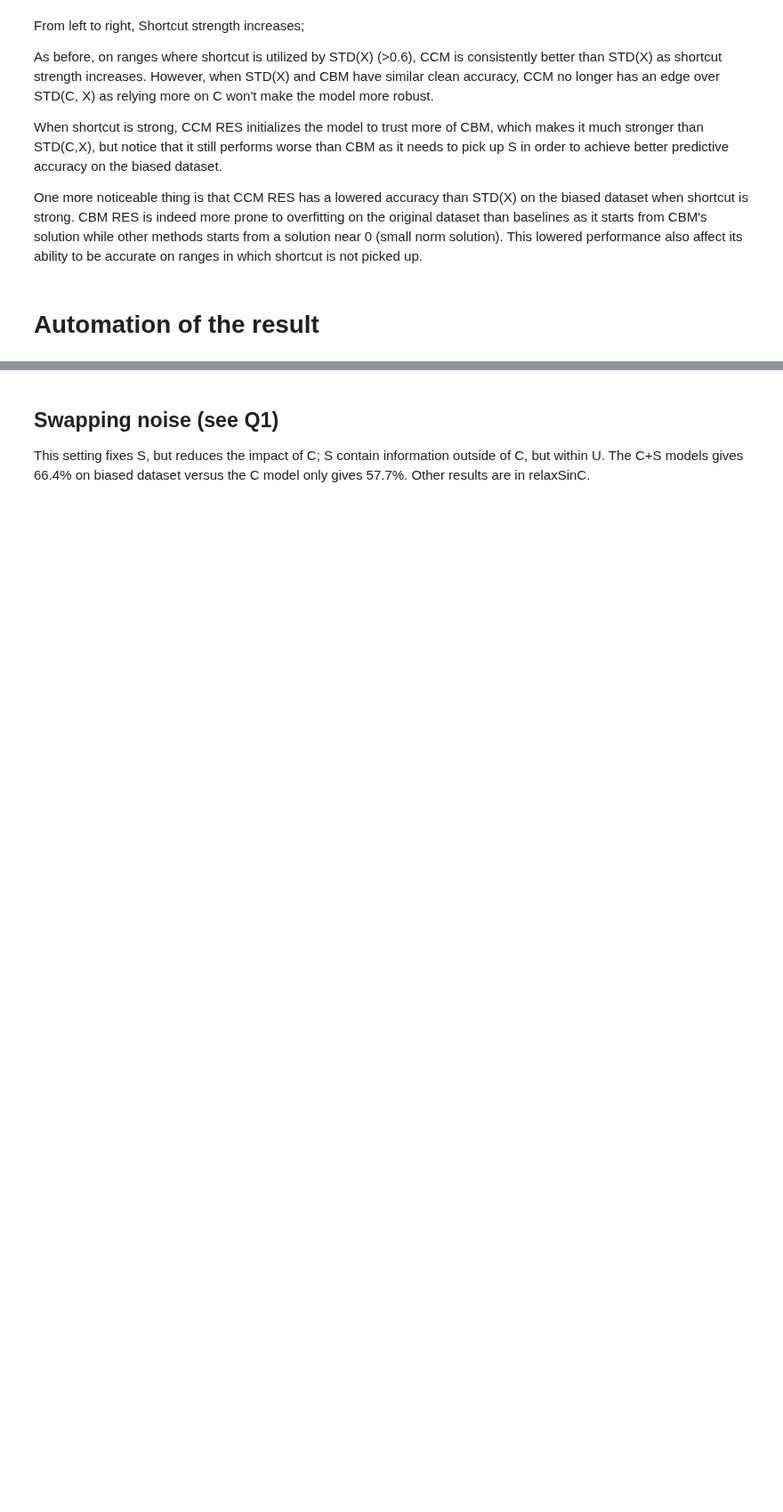
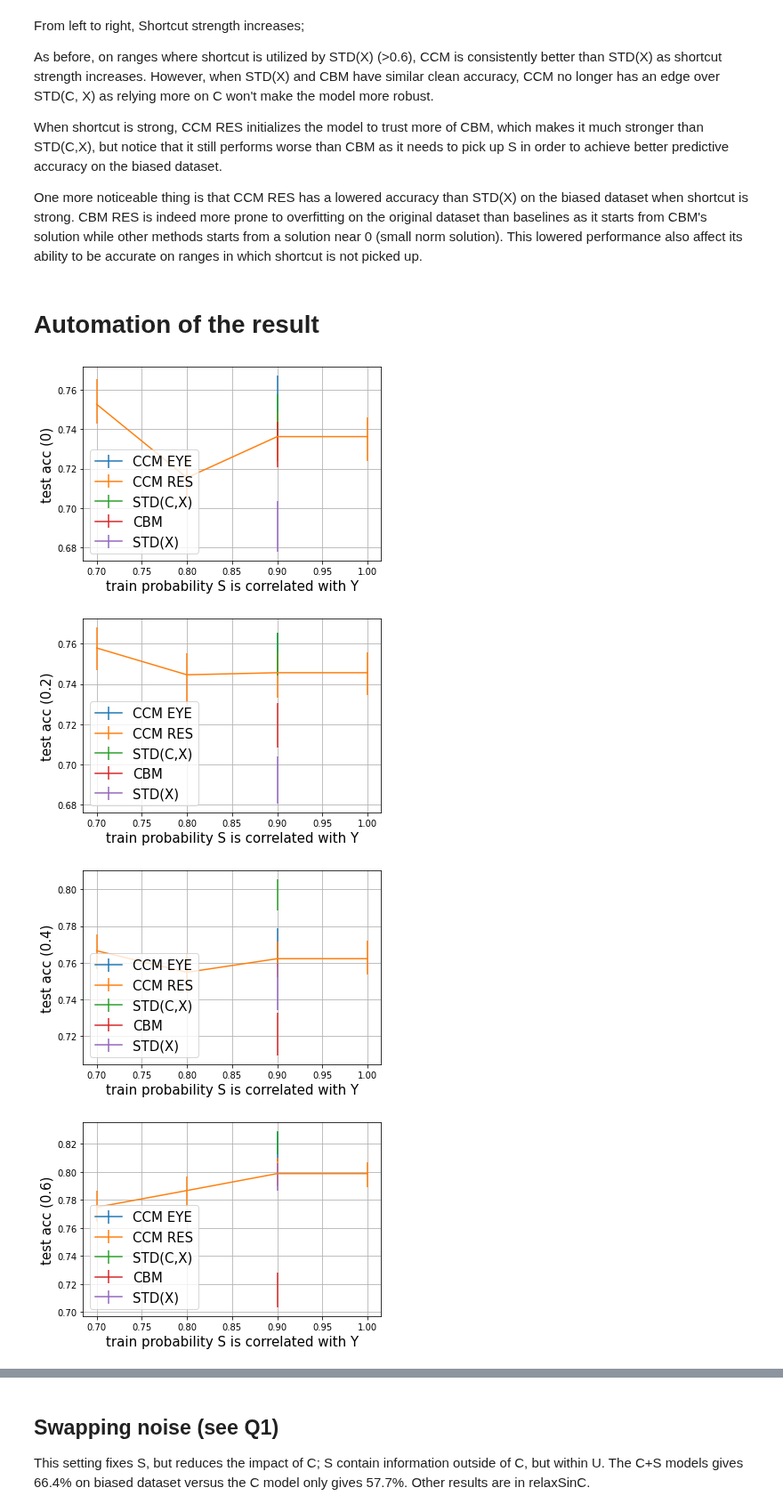
Before and after one commit to nathanwang000/ConceptCredibleModel, a Jupyter notebook: notebooks/Q4_Q5.ipynb, the cells around one changed output, grey strips where cells are left out. Shown at 89% size. Cells and saved outputs as stored; diff of their text form; code cells hidden in the pictures; blank space fills up the shorter version.

```diff
--- a/notebooks/Q4_Q5.ipynb
+++ b/notebooks/Q4_Q5.ipynb
@@ -310,0 +315,29 @@ filenames = [ # name, t, alpha
+# %%
+# plot result
+def plot_results(results, method_name, key, display_x=lambda x: x):
+    x = sorted(results[method_name].keys())
+    values = np.array([results[method_name][x_][key] for x_ in x]) # (n, 3)
+    y = values[:, 1]
+    yerr = np.vstack([y - values[:, 0], values[:, 2] - y])
+    x_display = [display_x(x_) for x_ in x]
+    plt.errorbar(x_display, y, yerr=yerr, label=method_name)
+
+# keys = [0, 0.2, 0.4, 0.6, 0.8, 1.0]
+for key in [0, 0.2, 0.4, 0.6, 0.8, 1.0]:
+    xlabel = f"train probability S is correlated with Y"
+    plot_results(results, 'CCM EYE', key)
+    plot_results(results, 'CCM RES', key)
+    plot_results(results, 'STD(C,X)', key)
+    plot_results(results, 'CBM', key)
+    plot_results(results, 'STD(X)', key)
+    plt.ylabel(f'test acc ({key})', fontsize=15)
+    plt.xlabel(xlabel, fontsize=15)
+    plt.legend(fontsize=15)
+    plt.grid()
+    # plt.savefig(f'figures/cub_a2_{key}.png')
+    plt.show()
+# %% [output]
+[figure, added]
+[figure, added]
+[figure, added]
+[figure, added]
```
Also changed, not shown: parts of 5 cells of this notebook, 7 other files.
